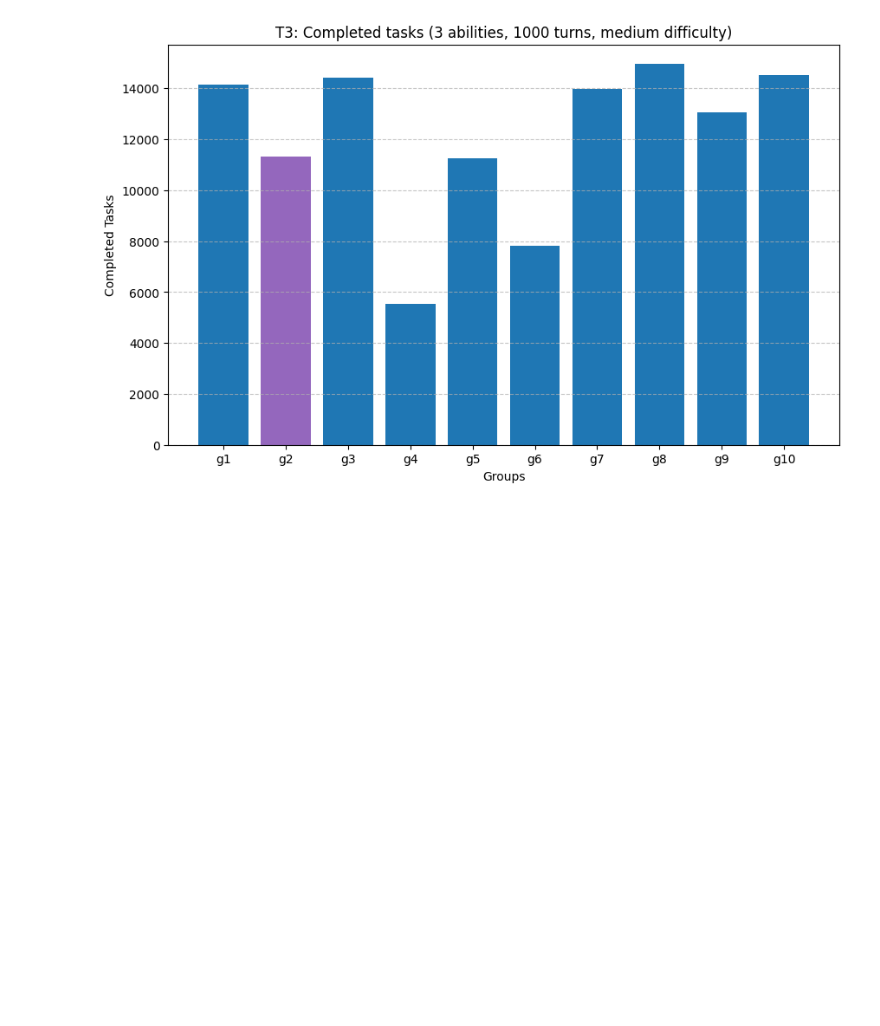
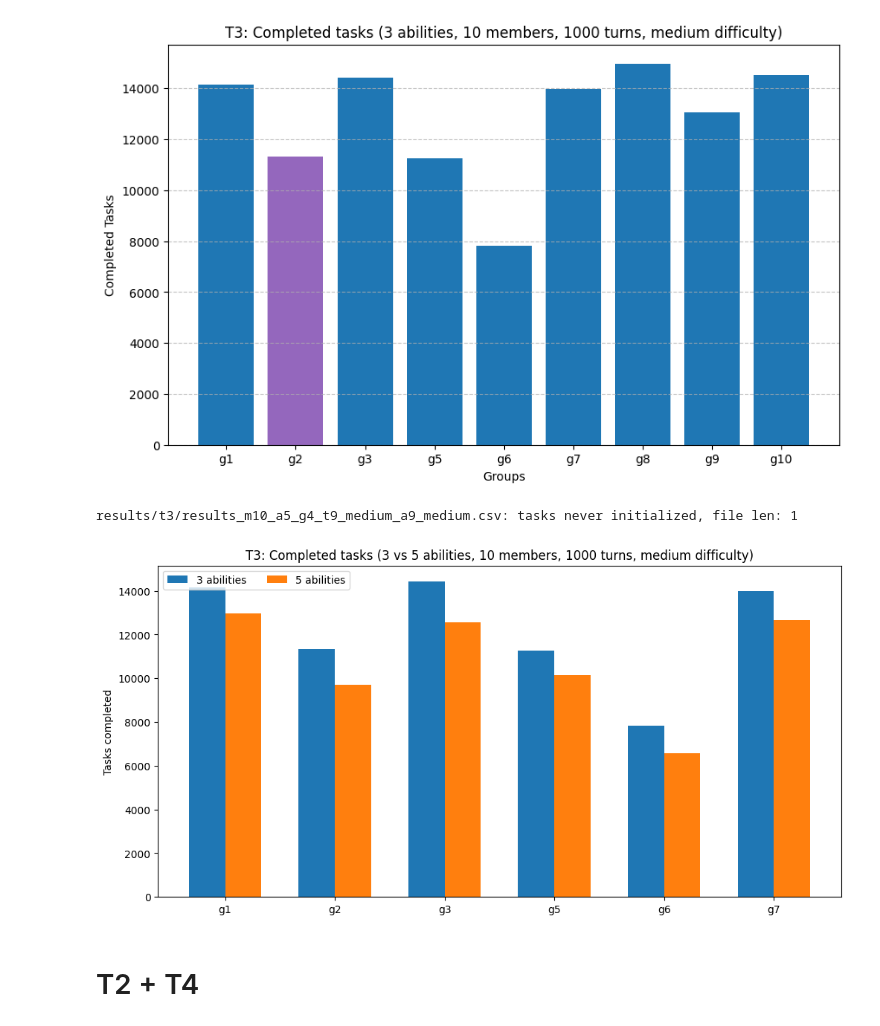
Before and after one commit to kristoferfannar/Community, a Jupyter notebook: teams/team_2/analysis/analysis.ipynb, the cells around one changed output. Cells and saved outputs as stored; diff of their text form; code cells hidden in the pictures; blank space fills up the shorter version.

```diff
--- a/teams/team_2/analysis/analysis.ipynb
+++ b/teams/team_2/analysis/analysis.ipynb
@@ -203,14 +241,58 @@ groups = get_results(num_abilities=abs, num_turns=turns, difficulty="medium")
 
 k = [f"g{g}" for g in groups.keys()]
 v = [sum(x) for x in groups.values()]
+k.pop(3)
+v.pop(3)
 
 plt.figure(figsize=(10, 6))
 colors = ['C0' if k[i] != "g2" else 'C4' for i in range(len(k))]
 plt.bar(k, v, color=colors)
 plt.xlabel('Groups')
 plt.ylabel('Completed Tasks')
-plt.title(f'T3: Completed tasks ({abs} abilities, {turns} turns, medium difficulty)')
+plt.title(f'T3: Completed tasks ({abs} abilities, 10 members, {turns} turns, medium difficulty)')
 plt.grid(axis='y', linestyle='--', alpha=0.7)
 plt.show()
 # %% [output]
-[figure, old version]
+[figure, new version]
+# %%
+import matplotlib.pyplot as plt
+import numpy as np
+
+turns = 1000
+abs3_groups = get_results(num_abilities=3, num_turns=turns, difficulty="medium")
+abs5_groups = get_results(num_abilities=5, num_turns=turns, difficulty="medium")
+
+data = {"3 abilities": [sum(scores) for scores in abs3_groups.values()],
+        "5 abilities": [sum(scores) for scores in abs5_groups.values()]}
+
+multiplier = 0.5
+width = 0.33
+
+fig, ax = plt.subplots(figsize=(10, 5), layout='constrained')
+
+exclude = ["g4", "g8", "g9", "g10"]
+k = [f"g{g}" for g in easy_groups.keys() ]
+exc_idxs = [k.index(g) for g in exclude]
+k = [f"g{g}" for g in easy_groups.keys() if f"g{g}" not in exclude]
+colors = ['C0' if k[i] != "g2" else 'C4' for i in range(len(k))]
+
+
+x = np.arange(len(k) )
+
+for attribute, measurement in data.items():
+    measurement = [measurement[i] for i in range(len(measurement)) if i not in exc_idxs]
+
+    offset = width * multiplier
+    rects = ax.bar(x + offset, measurement, width, label=attribute)
+    multiplier += 1
+
+ax.set_ylabel('Tasks completed')
+ax.set_xticks(x + width, k)
+ax.legend(loc='upper left', ncols=3)
+plt.title(f'T3: Completed tasks (3 vs 5 abilities, 10 members, {turns} turns, medium difficulty)')
+plt.show()
+# %% [output]
+results/t3/results_m10_a5_g4_t9_medium_a9_medium.csv: tasks never initialized, file len: 1
+[figure, added]
+# %% [markdown]
+# T2 + T4
```
Also changed, not shown: parts of 9 cells of this notebook, 1 other file.
